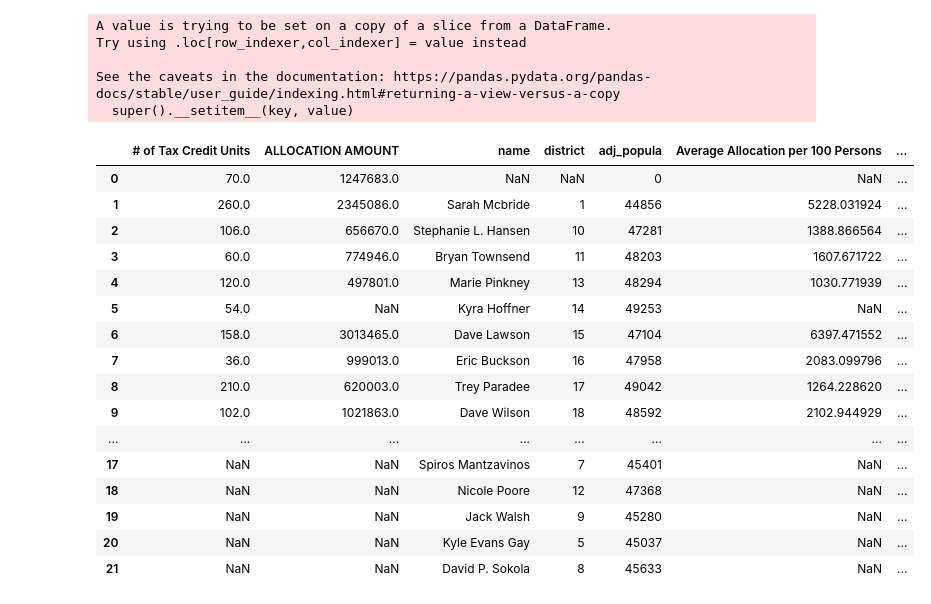
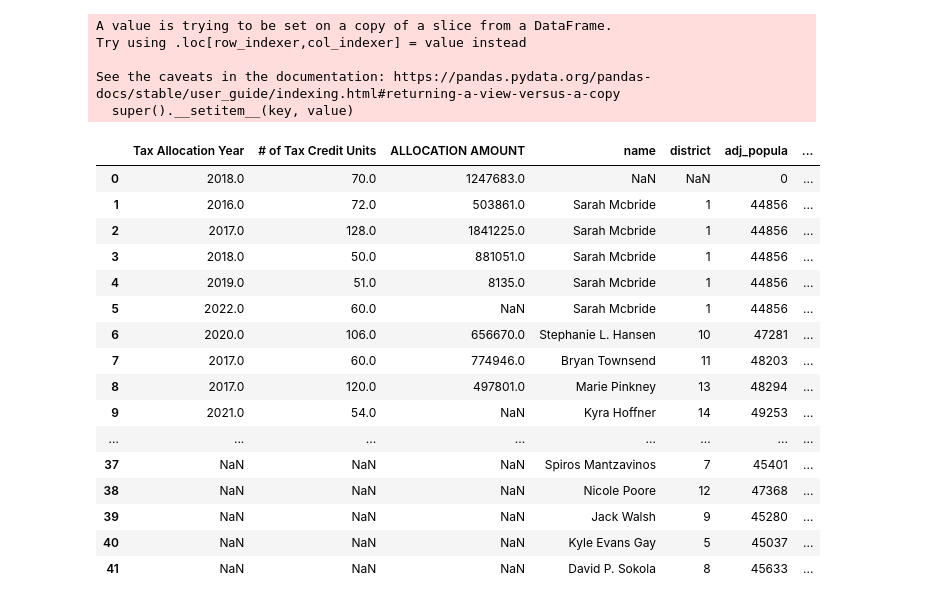
Before and after one commit to de-data-lab/delaware-energy, a Jupyter notebook: extract_data.ipynb, the cells around one changed output. Saved outputs shown, nothing was run; the diff lists cells and outputs as text; code cells hidden in the pictures.

```diff
--- a/extract_data.ipynb
+++ b/extract_data.ipynb
@@ -141,12 +140,7 @@ us_map
 [interactive output not drawn]
 # %%
 # extract shape files for senate districts
-senate_districts = gpd.read_file("data/Enacted-Senate-EsriShp (1).zip")
-
-# Download area of land shapes
-worldland = gpd.read_file("data/ne_10m_land.zip")
-# Intersect senate districts with land area to trim water (Use higher resolution shapefiles to improve trim quality)
-senate_districts["geometry"] = senate_districts["geometry"].apply(lambda x: worldland["geometry"].intersection(x))[0]
+senate_districts = gpd.read_file("data/2022Senate_Districts_Trimmed.geojson")
 
 # Gets the senate district containing a point
 def get_district(x):
@@ -155,7 +149,7 @@ def get_district(x):
         return ""
     # Return the senate district containing the point otherwise
     else:
-        return senate_districts.loc[x["geometry"].within(senate_districts["geometry"])]["DISTRICT"].values[0]
+        return senate_districts.loc[x["geometry"].within(senate_districts["geometry"])]["SLDUST"].astype(int).astype(str).values[0]
 
 # Add a column for senate district
 geolocated_data["Senate District"] = geolocated_data.apply(get_district, axis=1)
@@ -206,13 +189,15 @@ Index(['PROJECT NAME & ADDRESS', 'ALLOCATION AMOUNT', 'ALLOCATION DATE',
        'Funding Source'],
       dtype='object')
 # %%
+# Count the number of Tax Credit Units in each district for each year and add them to the aggregated dataframe
 geolocated_data['# of Tax Credit Units'] = geolocated_data['# of Tax Credit Units'].astype(int)
-aggregated_data = geolocated_data.groupby("Senate District").sum()["# of Tax Credit Units"].reset_index()
+aggregated_data = geolocated_data.groupby(["Senate District", "Tax Allocation Year"]).sum()["# of Tax Credit Units"].reset_index()
 aggregated_data.to_csv("data/Tax_Credit_Units_per_Senate_District.csv", index=False)
 # %%
+# Count the Allocation Amount in each district for each year and add them to the aggregated dataframe
 data_noTBD = geolocated_data.loc[geolocated_data['ALLOCATION AMOUNT'] != "TBD"]
 data_noTBD["ALLOCATION AMOUNT"] = data_noTBD['ALLOCATION AMOUNT'].astype(int)
-aggregated_data = aggregated_data.merge(data_noTBD.groupby("Senate District").sum()["ALLOCATION AMOUNT"].reset_index(), how="outer", on="Senate District")
+aggregated_data = aggregated_data.merge(data_noTBD.groupby(["Senate District", "Tax Allocation Year"]).sum()["ALLOCATION AMOUNT"].reset_index(), how="outer", on=["Senate District", "Tax Allocation Year"])
 # %% [output]
 A value is trying to be set on a copy of a slice from a DataFrame.
 Try using .loc[row_indexer,col_indexer] = value instead
@@ -220,34 +205,38 @@ Try using .loc[row_indexer,col_indexer] = value instead
 See the caveats in the documentation: https://pandas.pydata.org/pandas-docs/stable/user_guide/indexing.html#returning-a-view-versus-a-copy
   super().__setitem__(key, value)
 # %%
-# Tax Credit Units, Allocation Amount, Average Allocation per 100 persons, avg_population_per_tax_credit, adj_popula
+# Add derived statistics, population data, senator name, and funding source to the aggregated dataframe
 aggregated_data = aggregated_data.merge(gpd.read_file("data/aggregated_senate_new.json")[["name", "district", "adj_popula"]], how="outer", left_on="Senate District", right_on="district").drop(columns="Senate District")
+# Filter out "S." from the beginning of senator names
+aggregated_data["name"] = aggregated_data["name"].str.removeprefix("S. ")
+# Add funding source
+aggregated_data["Funding Source"] = "LIHTC"
+
+# Calculate derived statistics
 aggregated_data["Average Allocation per 100 Persons"] = aggregated_data["ALLOCATION AMOUNT"] * 100 / aggregated_data["adj_popula"].astype(float)
 aggregated_data["Average Population per Tax Credit Unit"] = aggregated_data["adj_popula"].astype(float) / aggregated_data["# of Tax Credit Units"]
 aggregated_data["Average Allocation per Tax Credit Unit"] = aggregated_data["ALLOCATION AMOUNT"].astype(float) / aggregated_data["# of Tax Credit Units"]
-aggregated_data["Funding Source"] = "LIHTC"
 
-# Convert adjusted population to int
+# Convert adjusted population to int. Assume anywhere with missing population numbers has a population of 0
 aggregated_data["adj_popula"] = aggregated_data["adj_popula"].fillna(0).astype(int)
 
-
 aggregated_data
 # %% [output]
-|  | # of Tax Credit Units | ALLOCATION AMOUNT | name | district | adj_popula | Average Allocation per 100 Persons | ... |
-| 0 | 70.0 | 1247683.0 | NaN | NaN | 0 | NaN | ... |
-| 1 | 260.0 | 2345086.0 | Sarah Mcbride | 1 | 44856 | 5228.031924 | ... |
-| 2 | 106.0 | 656670.0 | Stephanie L. Hansen | 10 | 47281 | 1388.866564 | ... |
-| 3 | 60.0 | 774946.0 | Bryan Townsend | 11 | 48203 | 1607.671722 | ... |
-| 4 | 120.0 | 497801.0 | Marie Pinkney | 13 | 48294 | 1030.771939 | ... |
-| 5 | 54.0 | NaN | Kyra Hoffner | 14 | 49253 | NaN | ... |
-| 6 | 158.0 | 3013465.0 | Dave Lawson | 15 | 47104 | 6397.471552 | ... |
-| 7 | 36.0 | 999013.0 | Eric Buckson | 16 | 47958 | 2083.099796 | ... |
-| 8 | 210.0 | 620003.0 | Trey Paradee | 17 | 49042 | 1264.228620 | ... |
-| 9 | 102.0 | 1021863.0 | Dave Wilson | 18 | 48592 | 2102.944929 | ... |
+|  | Tax Allocation Year | # of Tax Credit Units | ALLOCATION AMOUNT | name | district | adj_popula | ... |
+| 0 | 2018.0 | 70.0 | 1247683.0 | NaN | NaN | 0 | ... |
+| 1 | 2016.0 | 72.0 | 503861.0 | Sarah Mcbride | 1 | 44856 | ... |
+| 2 | 2017.0 | 128.0 | 1841225.0 | Sarah Mcbride | 1 | 44856 | ... |
+| 3 | 2018.0 | 50.0 | 881051.0 | Sarah Mcbride | 1 | 44856 | ... |
+| 4 | 2019.0 | 51.0 | 8135.0 | Sarah Mcbride | 1 | 44856 | ... |
+| 5 | 2022.0 | 60.0 | NaN | Sarah Mcbride | 1 | 44856 | ... |
+| 6 | 2020.0 | 106.0 | 656670.0 | Stephanie L. Hansen | 10 | 47281 | ... |
+| 7 | 2017.0 | 60.0 | 774946.0 | Bryan Townsend | 11 | 48203 | ... |
+| 8 | 2017.0 | 120.0 | 497801.0 | Marie Pinkney | 13 | 48294 | ... |
+| 9 | 2021.0 | 54.0 | NaN | Kyra Hoffner | 14 | 49253 | ... |
 | ... | ... | ... | ... | ... | ... | ... | ... |
-| 17 | NaN | NaN | Spiros Mantzavinos | 7 | 45401 | NaN | ... |
-| 18 | NaN | NaN | Nicole Poore | 12 | 47368 | NaN | ... |
-| 19 | NaN | NaN | Jack Walsh | 9 | 45280 | NaN | ... |
-| 20 | NaN | NaN | Kyle Evans Gay | 5 | 45037 | NaN | ... |
-| 21 | NaN | NaN | David P. Sokola | 8 | 45633 | NaN | ... |
+| 37 | NaN | NaN | NaN | Spiros Mantzavinos | 7 | 45401 | ... |
+| 38 | NaN | NaN | NaN | Nicole Poore | 12 | 47368 | ... |
+| 39 | NaN | NaN | NaN | Jack Walsh | 9 | 45280 | ... |
+| 40 | NaN | NaN | NaN | Kyle Evans Gay | 5 | 45037 | ... |
+| 41 | NaN | NaN | NaN | David P. Sokola | 8 | 45633 | ... |
 # %%
```
Also changed, not shown: parts of 19 cells of this notebook.
